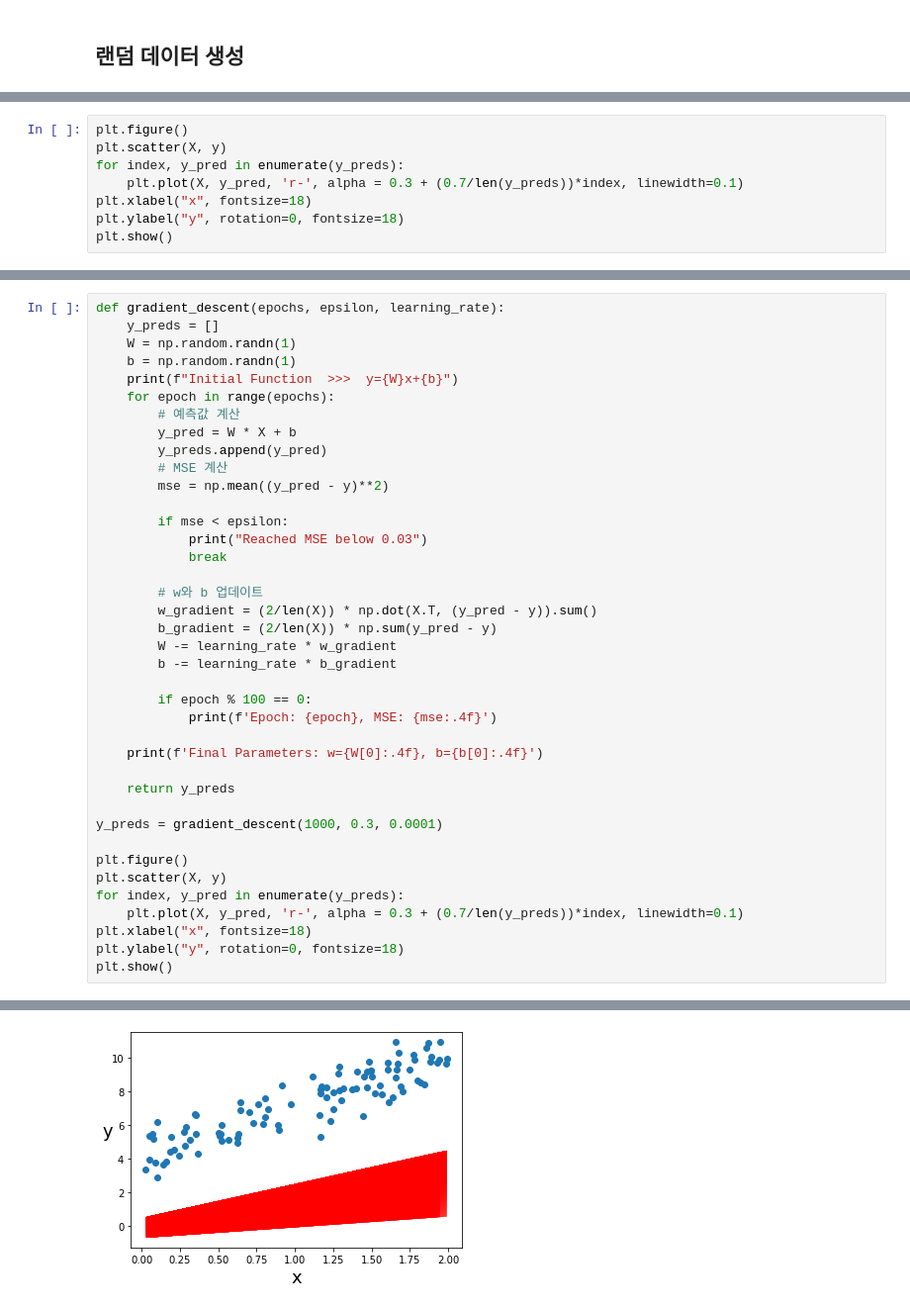
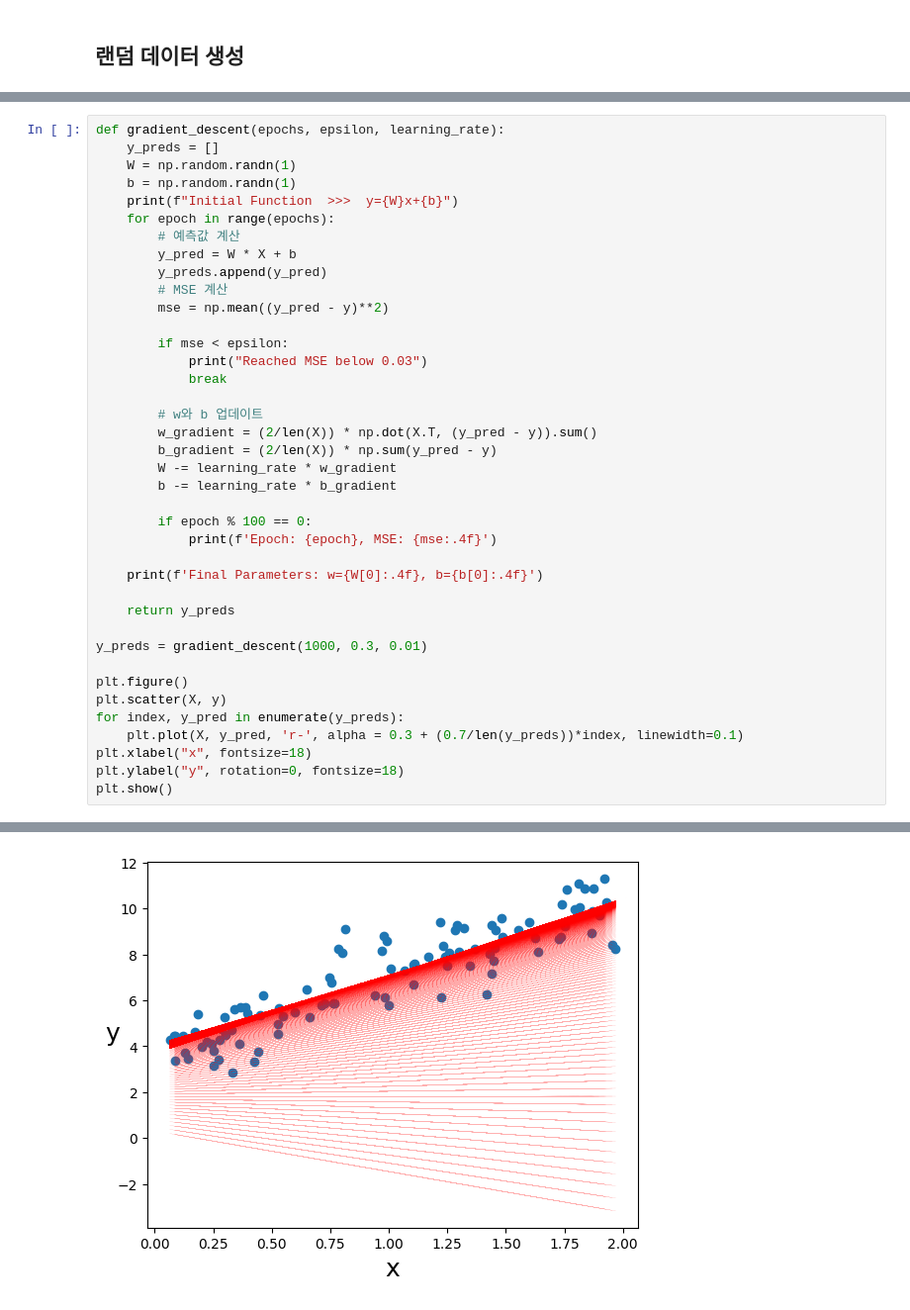
Before and after one commit to Hyunsoo-Ryan-Lee/ML_Lecture, a Jupyter notebook: 04.Regression/3.경사하강법.ipynb, the cells around one changed output, grey strips where cells are left out. Shown: that part at 99% size. Drawn from its saved outputs; the diff is of its cells as text.

```diff
--- a/04.Regression/3.경사하강법.ipynb
+++ b/04.Regression/3.경사하강법.ipynb
@@ -109,8 +108,0 @@ Text(0, 0.5, 'y')
-# %%
-plt.figure()
-plt.scatter(X, y)
-for index, y_pred in enumerate(y_preds):
-    plt.plot(X, y_pred, 'r-', alpha = 0.3 + (0.7/len(y_preds))*index, linewidth=0.1)
-plt.xlabel("x", fontsize=18)
-plt.ylabel("y", rotation=0, fontsize=18)
-plt.show()
@@ -146,7 +136,7 @@ def gradient_descent(epochs, epsilon, learning_rate):
 
     return y_preds
 
-y_preds = gradient_descent(1000, 0.3, 0.0001)
+y_preds = gradient_descent(1000, 0.3, 0.01)
 
 plt.figure()
 plt.scatter(X, y)
@@ -171 +161 @@ Final Parameters: w=2.0201, b=0.4720
-[figure, old version]
+[figure, new version]
```
Also changed, not shown: parts of 10 cells of this notebook, 6 other files.
